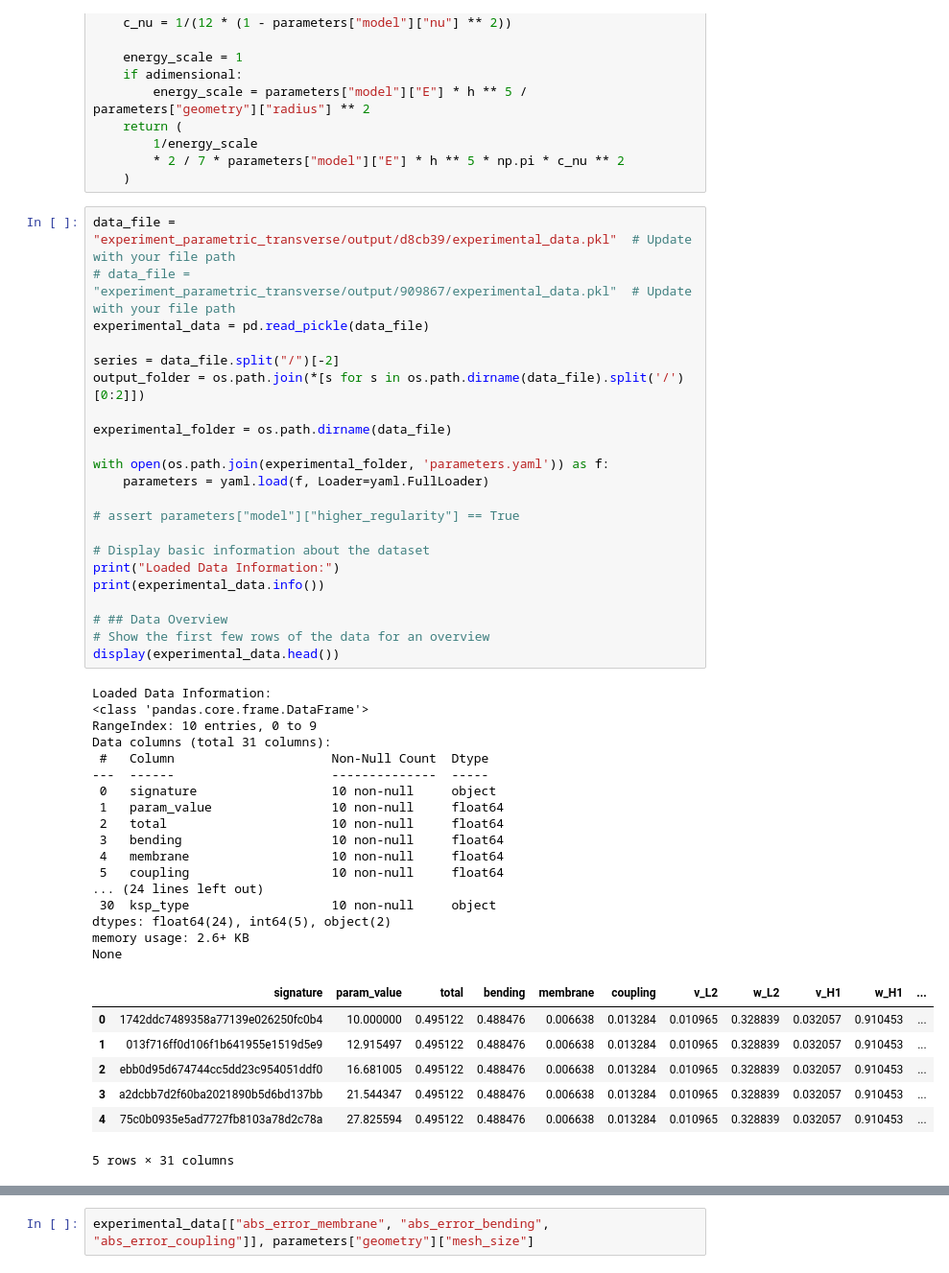
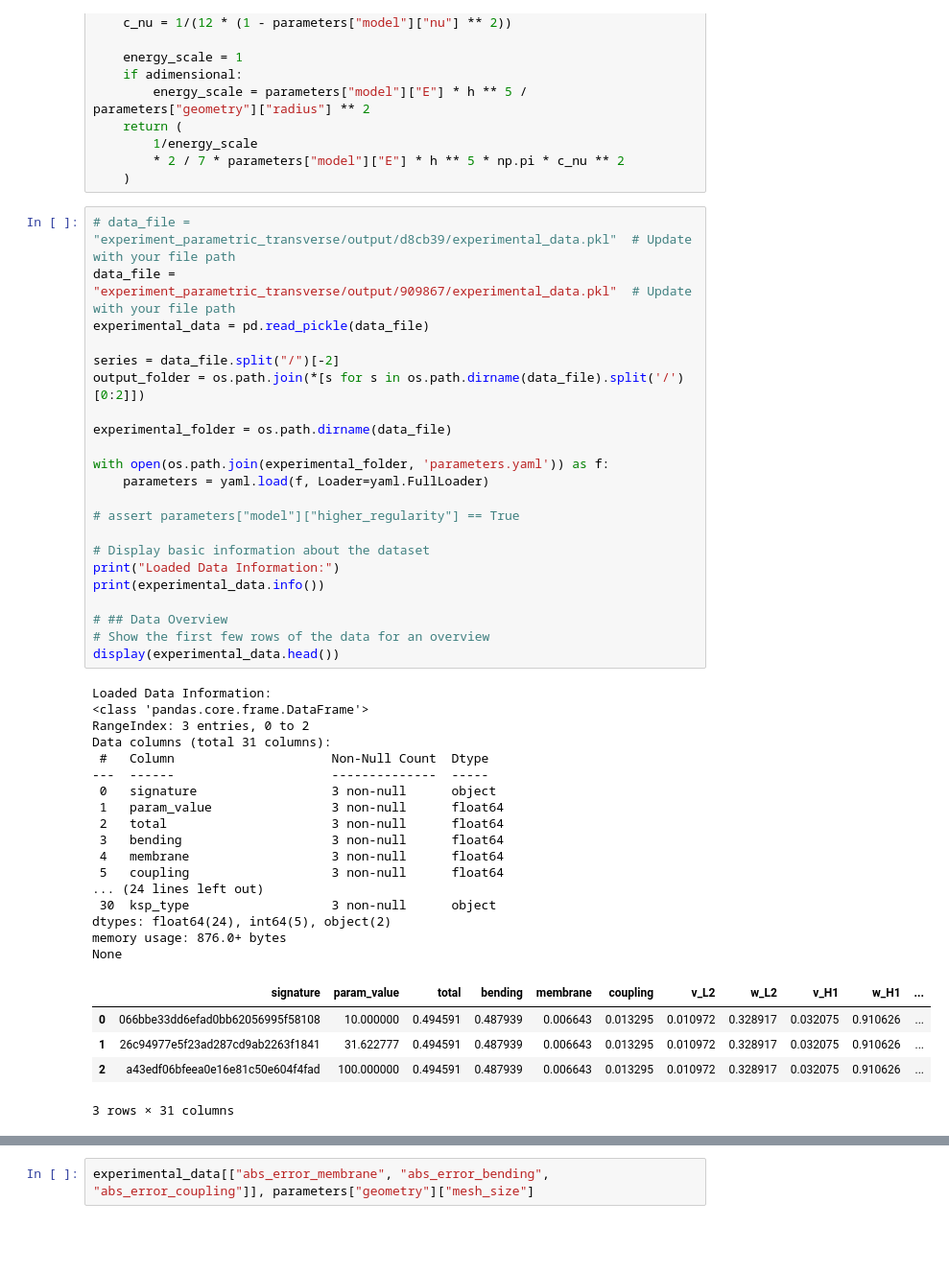
Before and after one commit to kumiori/disclinations, a Jupyter notebook: playground/postprocess.ipynb, the cells around one changed output, grey strips where cells are left out. Shown at 96% size. Cells and saved outputs as stored; diff of their text form; blank space fills up the shorter version.

```diff
--- a/playground/postprocess.ipynb
+++ b/playground/postprocess.ipynb
@@ -1577,50 +1593,48 @@ def exact_energy_transverse_membrane(parameters, h, adimensional=True):
         * 2 / 7 * parameters["model"]["E"] * h ** 5 * np.pi * c_nu ** 2
     )
 # %%
-data_file = "experiment_parametric_transverse/output/d8cb39/experimental_data.pkl"  # Update with your file path
-# data_file = "experiment_parametric_transverse/output/909867/experimental_data.pkl"  # Update with your file path
+# data_file = "experiment_parametric_transverse/output/d8cb39/experimental_data.pkl"  # Update with your file path
+data_file = "experiment_parametric_transverse/output/909867/experimental_data.pkl"  # Update with your file path
 experimental_data = pd.read_pickle(data_file)
 
 series = data_file.split("/")[-2]
 output_folder = os.path.join(*[s for s in os.path.dirname(data_file).split('/')[0:2]])
 
 experimental_folder = os.path.dirname(data_file)
 
 with open(os.path.join(experimental_folder, 'parameters.yaml')) as f:
     parameters = yaml.load(f, Loader=yaml.FullLoader)
 
 # assert parameters["model"]["higher_regularity"] == True
 
 # Display basic information about the dataset
 print("Loaded Data Information:")
 print(experimental_data.info())
 
 # ## Data Overview
 # Show the first few rows of the data for an overview
 display(experimental_data.head())
 # %% [output]
 Loaded Data Information:
 <class 'pandas.core.frame.DataFrame'>
-RangeIndex: 10 entries, 0 to 9
+RangeIndex: 3 entries, 0 to 2
 Data columns (total 31 columns):
  #   Column                     Non-Null Count  Dtype
 ---  ------                     --------------  -----
- 0   signature                  10 non-null     object
- 1   param_value                10 non-null     float64
- 2   total                      10 non-null     float64
- 3   bending                    10 non-null     float64
- 4   membrane                   10 non-null     float64
- 5   coupling                   10 non-null     float64
+ 0   signature                  3 non-null      object
+ 1   param_value                3 non-null      float64
+ 2   total                      3 non-null      float64
+ 3   bending                    3 non-null      float64
+ 4   membrane                   3 non-null      float64
+ 5   coupling                   3 non-null      float64
 ... (24 lines left out)
- 30  ksp_type                   10 non-null     object
+ 30  ksp_type                   3 non-null      object
 dtypes: float64(24), int64(5), object(2)
-memory usage: 2.6+ KB
+memory usage: 876.0+ bytes
 None
 |  | signature | param_value | total | bending | membrane | coupling | v_L2 | w_L2 | v_H1 | w_H1 | ... |
-| 0 | 1742ddc7489358a77139e026250fc0b4 | 10.000000 | 0.495122 | 0.488476 | 0.006638 | 0.013284 | 0.010965 | 0.328839 | 0.032057 | 0.910453 | ... |
-| 1 | 013f716ff0d106f1b641955e1519d5e9 | 12.915497 | 0.495122 | 0.488476 | 0.006638 | 0.013284 | 0.010965 | 0.328839 | 0.032057 | 0.910453 | ... |
-| 2 | ebb0d95d674744cc5dd23c954051ddf0 | 16.681005 | 0.495122 | 0.488476 | 0.006638 | 0.013284 | 0.010965 | 0.328839 | 0.032057 | 0.910453 | ... |
-| 3 | a2dcbb7d2f60ba2021890b5d6bd137bb | 21.544347 | 0.495122 | 0.488476 | 0.006638 | 0.013284 | 0.010965 | 0.328839 | 0.032057 | 0.910453 | ... |
-| 4 | 75c0b0935e5ad7727fb8103a78d2c78a | 27.825594 | 0.495122 | 0.488476 | 0.006638 | 0.013284 | 0.010965 | 0.328839 | 0.032057 | 0.910453 | ... |
+| 0 | 066bbe33dd6efad0bb62056995f58108 | 10.000000 | 0.494591 | 0.487939 | 0.006643 | 0.013295 | 0.010972 | 0.328917 | 0.032075 | 0.910626 | ... |
+| 1 | 26c94977e5f23ad287cd9ab2263f1841 | 31.622777 | 0.494591 | 0.487939 | 0.006643 | 0.013295 | 0.010972 | 0.328917 | 0.032075 | 0.910626 | ... |
+| 2 | a43edf06bfeea0e16e81c50e604f4fad | 100.000000 | 0.494591 | 0.487939 | 0.006643 | 0.013295 | 0.010972 | 0.328917 | 0.032075 | 0.910626 | ... |
-5 rows × 31 columns
+3 rows × 31 columns
 # %%
```
Also changed, not shown: parts of 15 cells of this notebook, 8 other files.
